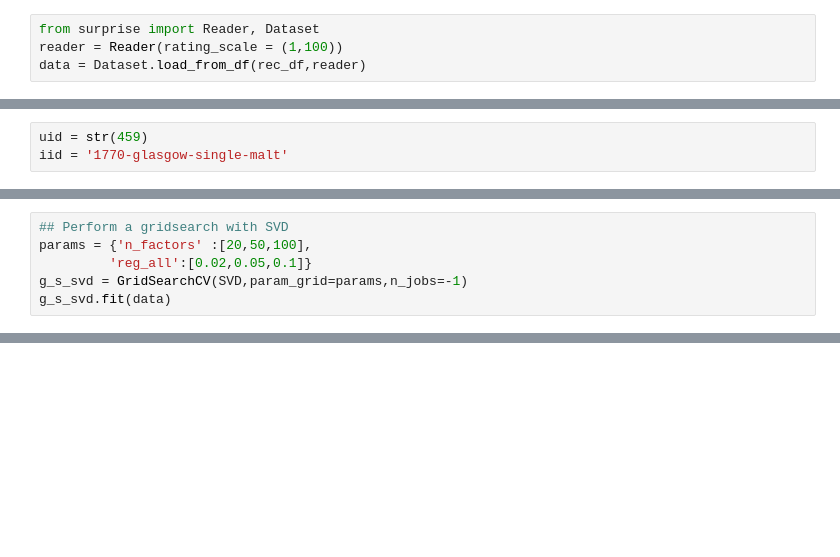
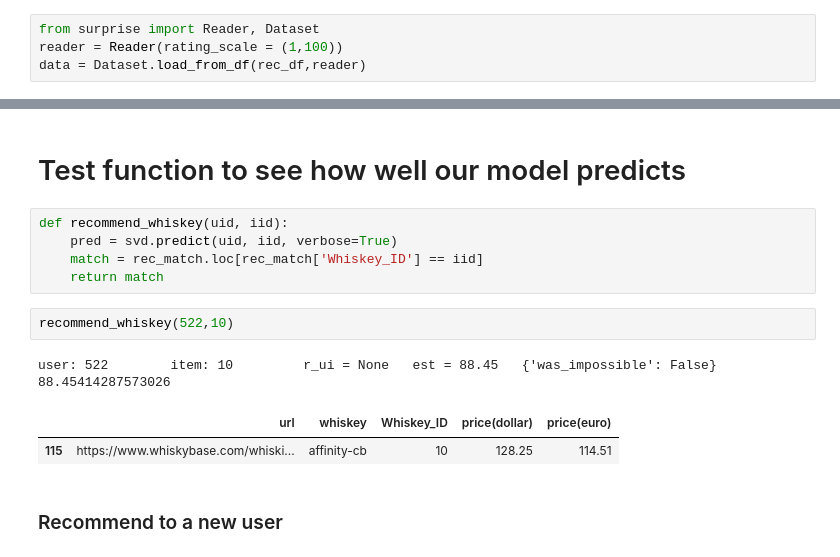
Before and after one commit to AustinKrause/whiskey-recommender, a Jupyter notebook: SVD_whiskey_data.ipynb, the cells around one changed output, grey strips where cells are left out. Drawn from its saved outputs; the diff is of its cells as text; blank space fills up the shorter version.

```diff
--- a/SVD_whiskey_data.ipynb
+++ b/SVD_whiskey_data.ipynb
@@ -59,3 +43,0 @@ RMSE: 2.3120
-# %%
-uid = str(459)
-iid = '1770-glasgow-single-malt'
@@ -74,6 +43,0 @@ Number of items:  1092
-# %%
-## Perform a gridsearch with SVD
-params = {'n_factors' :[20,50,100],
-         'reg_all':[0.02,0.05,0.1]}
-g_s_svd = GridSearchCV(SVD,param_grid=params,n_jobs=-1)
-g_s_svd.fit(data)
@@ -148,0 +59,16 @@ Prediction(uid=4, iid=5, r_ui=None, est=5, details={'was_impossible': False})
+# %% [markdown]
+# Test function to see how well our model predicts
+# %%
+def recommend_whiskey(uid, iid):
+    pred = svd.predict(uid, iid, verbose=True)
+    match = rec_match.loc[rec_match['Whiskey_ID'] == iid]
+    return match
+# %%
+recommend_whiskey(522,10)
+# %% [output]
+user: 522        item: 10         r_ui = None   est = 88.45   {'was_impossible': False}
+88.45414287573026
+|  | url | whiskey | Whiskey_ID | price(dollar) | price(euro) |
+| 115 | https://www.whiskybase.com/whiski... | affinity-cb | 10 | 128.25 | 114.51 |
+# %% [markdown]
+<h3>Recommend to a new user
```
Also changed, not shown: parts of 41 cells of this notebook.
